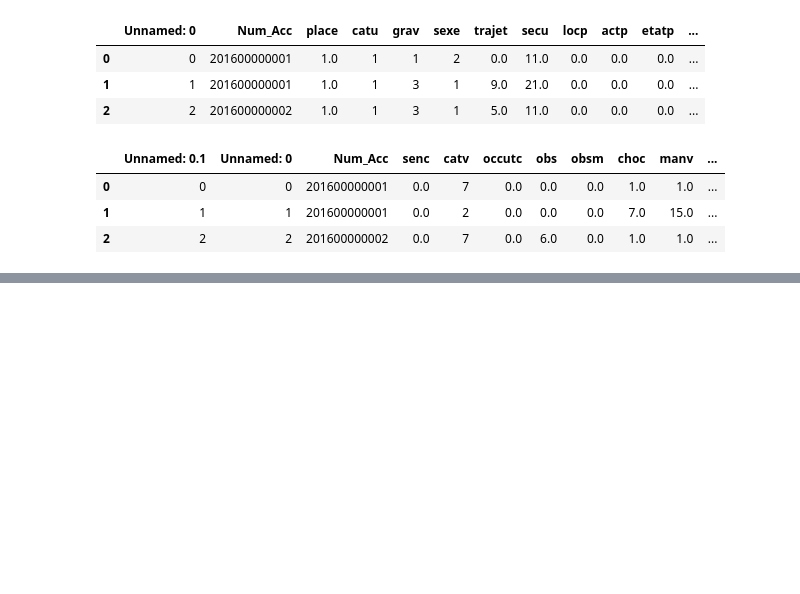
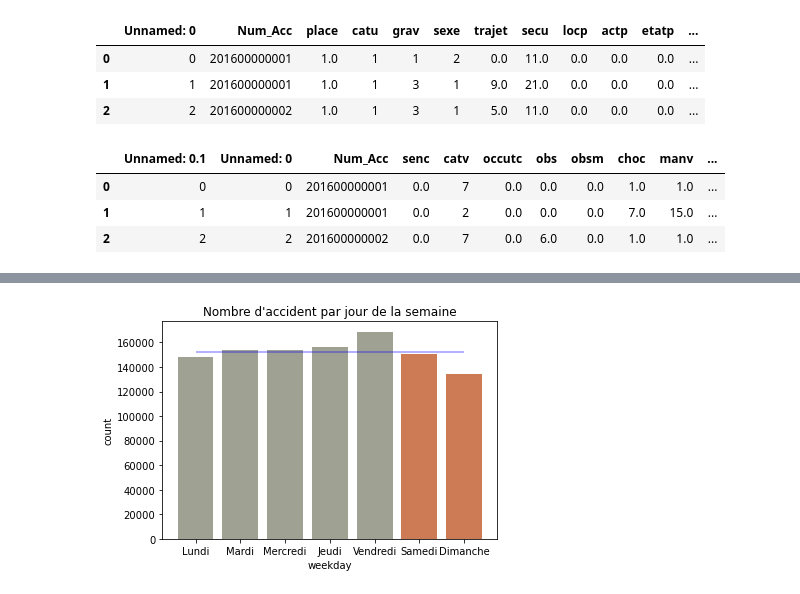
Before and after one commit to YacineHajjiDataScientist/20220814_dsProject, a Jupyter notebook: 20220821_projectDS.ipynb, the cells around one changed output, grey strips where cells are left out. Cells and saved outputs as stored; diff of their text form; code cells hidden in the pictures; blank space fills up the shorter version.

```diff
--- a/20220821_projectDS.ipynb
+++ b/20220821_projectDS.ipynb
@@ -258,0 +379,10 @@ dfVehicules.head(3)
+# %%
+sns.countplot(x=dfCarac['weekday'],
+             palette=['#A0A491', '#A0A491', '#A0A491', '#A0A491', '#A0A491', '#E17441', '#E17441'])
+plt.hlines(y=len(dfCarac['weekday'])/7, xmin=0, xmax=6, color='blue', alpha=0.4);
+plt.xticks(np.arange(7), ['Lundi', 'Mardi', 'Mercredi', 'Jeudi', 'Vendredi', 'Samedi', 'Dimanche'])
+plt.title("Nombre d'accident par jour de la semaine");
+
+# It seems that the friday is the accident day
+# %% [output]
+[figure, added]
```
Also changed, not shown: parts of 31 cells of this notebook.
